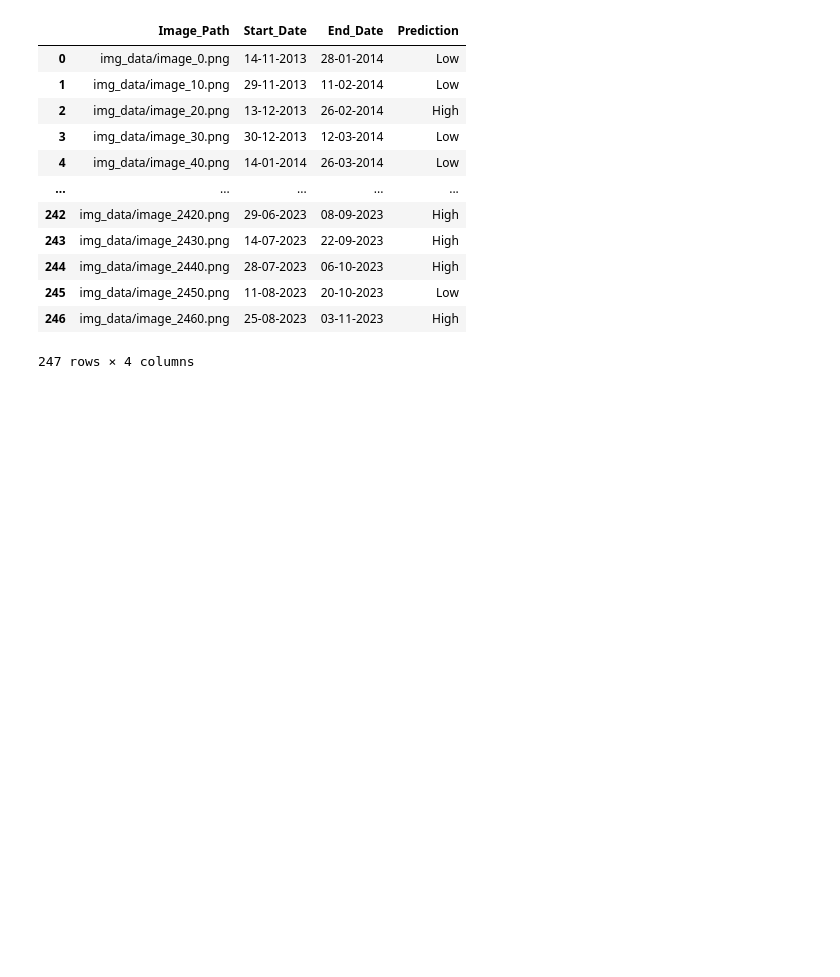
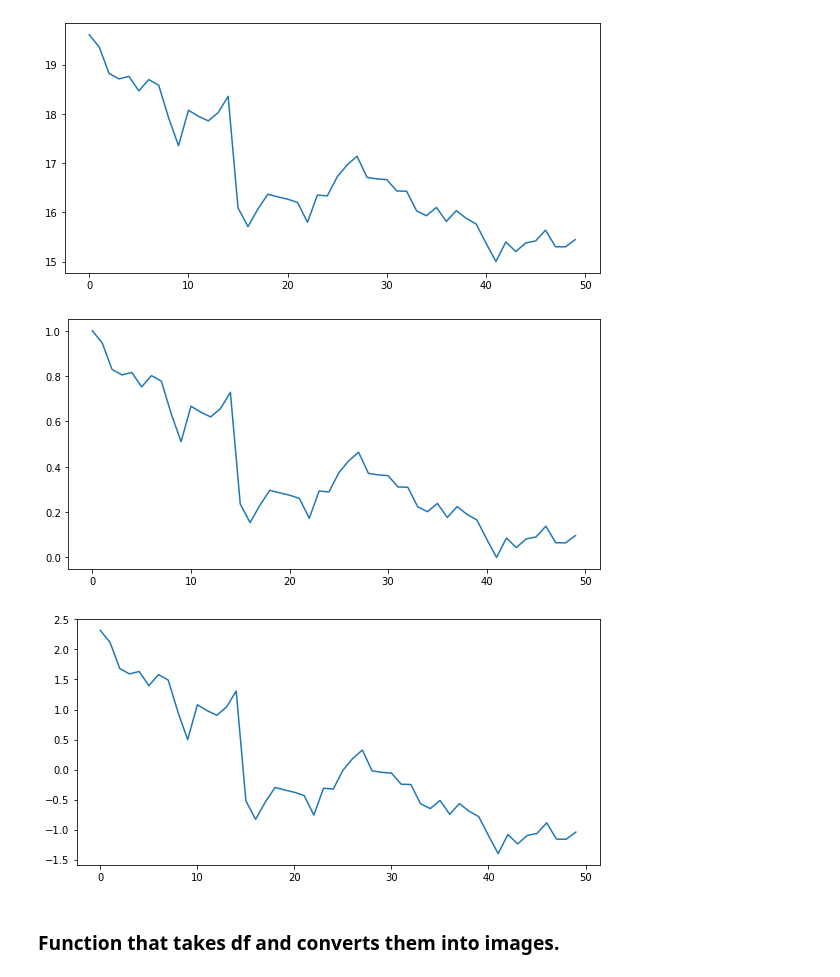
Before and after one commit to Aaryan369/Future-Stock-Price-Prediction, a Jupyter notebook: img_creation.ipynb, the cells around one changed output. Drawn from its saved outputs; the diff is of its cells as text; code cells hidden in the pictures; blank space fills up the shorter version.

```diff
--- a/img_creation.ipynb
+++ b/img_creation.ipynb
@@ -19 +76,36 @@ df.shape
+# %%
+i=0
+subset = df.iloc[i:i+50]
+
+# Plotting stock prices
+plt.figure(figsize=(8, 4))  # Modify the figure size as needed
+plt.plot( subset[['Close']])
+#plt.axis('off')  # Turn off axis
+plt.tight_layout()
+
+# Normalize the 'S&P500' values for the current subset
+scaler = MinMaxScaler()
+subset_normalized = scaler.fit_transform(subset[['Close']])
+
+# Plotting stock prices
+plt.figure(figsize=(8, 4))  # Modify the figure size as needed
+plt.plot( subset_normalized)
+#plt.axis('off')  # Turn off axis
+plt.tight_layout()
+
+
+scaler_s = StandardScaler()
+subset_s = scaler_s.fit_transform(subset[['Close']])
+
+# Plotting stock prices
+plt.figure(figsize=(8, 4))  # Modify the figure size as needed
+plt.plot( subset_s)
+#plt.axis('off')  # Turn off axis
+plt.tight_layout()
+# %% [output]
+[figure, added]
+[figure, added]
+[figure, added]
+# %% [markdown]
+### Function that takes df and converts them into images.
 # %%
@@ -60,16 +149,0 @@ image_df = create_images_df(df, window_size, step_size)
-# %%
-image_df
-# %% [output]
-|  | Image_Path | Start_Date | End_Date | Prediction |
-| 0 | img_data/image_0.png | 14-11-2013 | 28-01-2014 | Low |
-| 1 | img_data/image_10.png | 29-11-2013 | 11-02-2014 | Low |
-| 2 | img_data/image_20.png | 13-12-2013 | 26-02-2014 | High |
-| 3 | img_data/image_30.png | 30-12-2013 | 12-03-2014 | Low |
-| 4 | img_data/image_40.png | 14-01-2014 | 26-03-2014 | Low |
-| ... | ... | ... | ... | ... |
-| 242 | img_data/image_2420.png | 29-06-2023 | 08-09-2023 | High |
-| 243 | img_data/image_2430.png | 14-07-2023 | 22-09-2023 | High |
-| 244 | img_data/image_2440.png | 28-07-2023 | 06-10-2023 | High |
-| 245 | img_data/image_2450.png | 11-08-2023 | 20-10-2023 | Low |
-| 246 | img_data/image_2460.png | 25-08-2023 | 03-11-2023 | High |
-247 rows × 4 columns
```
Also changed, not shown: parts of 15 cells of this notebook, 13 other files.
